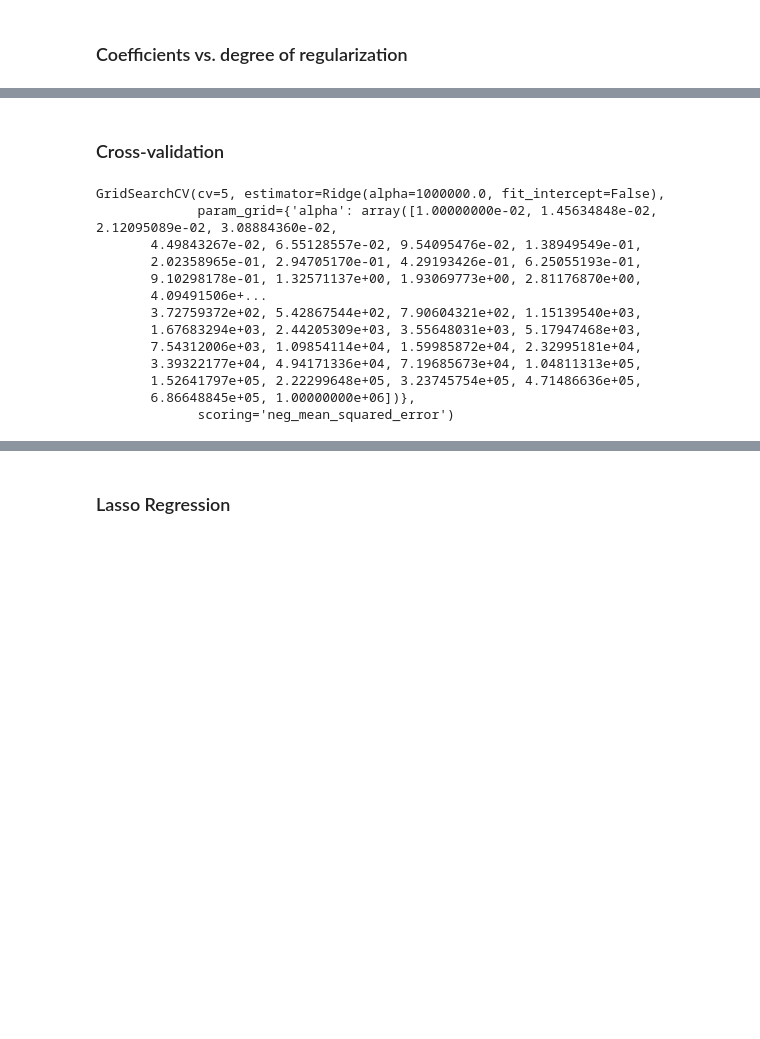
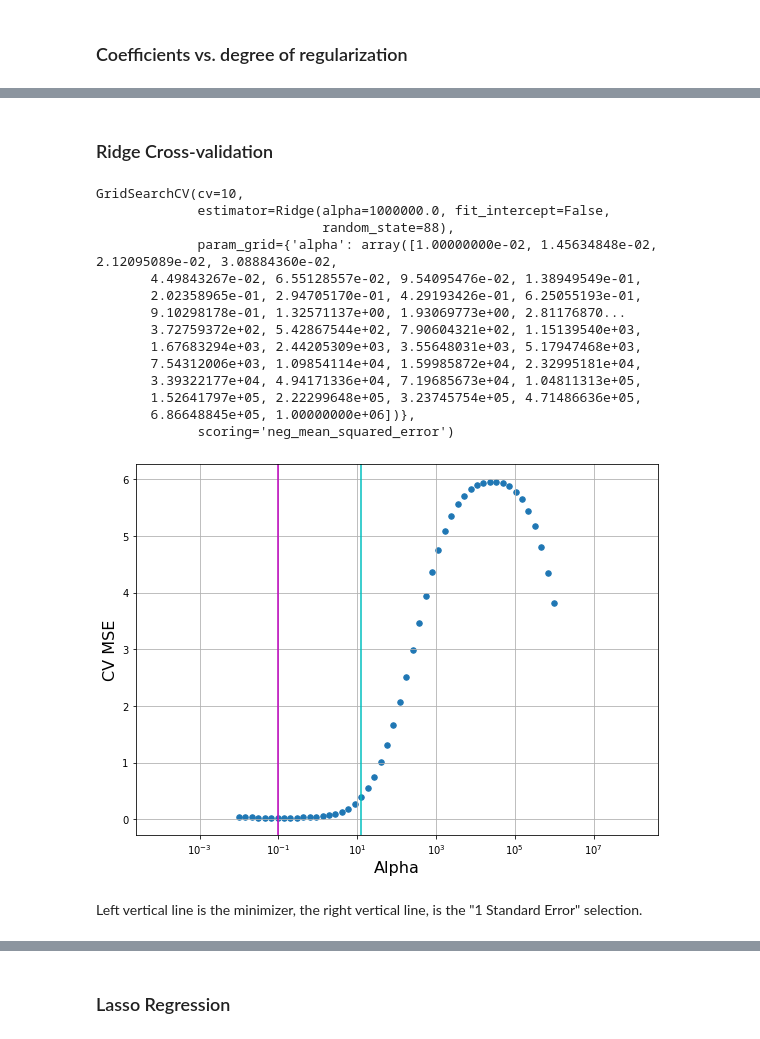
Before and after one commit to paulgrigas/IEOR-142-242-Python-Project, a Jupyter notebook: Lab 9/Lab9_teaching.ipynb, the cells around one changed output, grey strips where cells are left out. Saved outputs shown, nothing was run; the diff lists cells and outputs as text; code cells hidden in the pictures; blank space fills up the shorter version.

```diff
--- a/Lab 9/Lab9_teaching.ipynb
+++ b/Lab 9/Lab9_teaching.ipynb
@@ -1003,17 +901,18 @@ plt.show()
 # %% [markdown]
-### Cross-validation
+### Ridge Cross-validation
 # %%
 alpha_grid = {'alpha': np.logspace(-2, 6, num=50, base=10)}
 
-rr_cv = GridSearchCV(rr, alpha_grid, cv=5, scoring='neg_mean_squared_error') # change cv to 10
+rr_cv = GridSearchCV(rr, alpha_grid, scoring='neg_mean_squared_error', cv=10)
 rr_cv.fit(X_train_rr, y_train)
 # %% [output]
-GridSearchCV(cv=5, estimator=Ridge(alpha=1000000.0, fit_intercept=False),
+GridSearchCV(cv=10,
+             estimator=Ridge(alpha=1000000.0, fit_intercept=False,
+                             random_state=88),
              param_grid={'alpha': array([1.00000000e-02, 1.45634848e-02, 2.12095089e-02, 3.08884360e-02,
        4.49843267e-02, 6.55128557e-02, 9.54095476e-02, 1.38949549e-01,
        2.02358965e-01, 2.94705170e-01, 4.29193426e-01, 6.25055193e-01,
-       9.10298178e-01, 1.32571137e+00, 1.93069773e+00, 2.81176870e+00,
-       4.09491506e+...
+       9.10298178e-01, 1.32571137e+00, 1.93069773e+00, 2.81176870...
        3.72759372e+02, 5.42867544e+02, 7.90604321e+02, 1.15139540e+03,
        1.67683294e+03, 2.44205309e+03, 3.55648031e+03, 5.17947468e+03,
        7.54312006e+03, 1.09854114e+04, 1.59985872e+04, 2.32995181e+04,
@@ -1021,6 +920,41 @@ GridSearchCV(cv=5, estimator=Ridge(alpha=1000000.0, fit_intercept=False),
        1.52641797e+05, 2.22299648e+05, 3.23745754e+05, 4.71486636e+05,
        6.86648845e+05, 1.00000000e+06])},
              scoring='neg_mean_squared_error')
+# %%
+def find_nearest(array, value):
+
+    array = np.asarray(array)
+    idx = (np.abs(array - value)).argmin()
+
+    return array[idx]
+# %%
+alpha_grid = rr_cv.cv_results_['param_alpha'].data
+MSE_scores = rr_cv.cv_results_['mean_test_score']*(-1)
+
+x_minimizer = alpha_grid[np.argmin(MSE_scores)]
+MSE_se = stats.sem(MSE_scores)
+
+MSE_1se_rule = min(MSE_scores)+stats.sem(MSE_scores)
+MSE_nearest = find_nearest(MSE_scores, MSE_1se_rule)
+idx_nearest = np.where(MSE_scores == MSE_nearest)[0][0]
+x_1se_rule = alpha_grid[idx_nearest]
+
+plt.figure(figsize=(8, 6))
+ax = plt.gca()
+ax.set_xscale('log')
+plt.xlabel('Alpha', fontsize=16)
+plt.ylabel('CV MSE', fontsize=16)
+plt.scatter(alpha_grid, MSE_scores, s=30)
+plt.axvline(x=x_minimizer, color='m')
+plt.axvline(x=x_1se_rule, color='c')
+plt.grid(True, which='both')
+
+plt.tight_layout()
+plt.show()
+# %% [output]
+[figure, added]
+# %% [markdown]
+Left vertical line is the minimizer, the right vertical line, is the "1 Standard Error" selection.
 # %%
 print_metrics(rr_cv, X_train_rr, y_train, X_test_rr, y_test, flag_log_sale_price = True)
 print_metrics(rr_cv, X_train_rr, y_train, X_test_rr, y_test, flag_log_sale_price = False)
```
Also changed, not shown: parts of 61 cells of this notebook.
